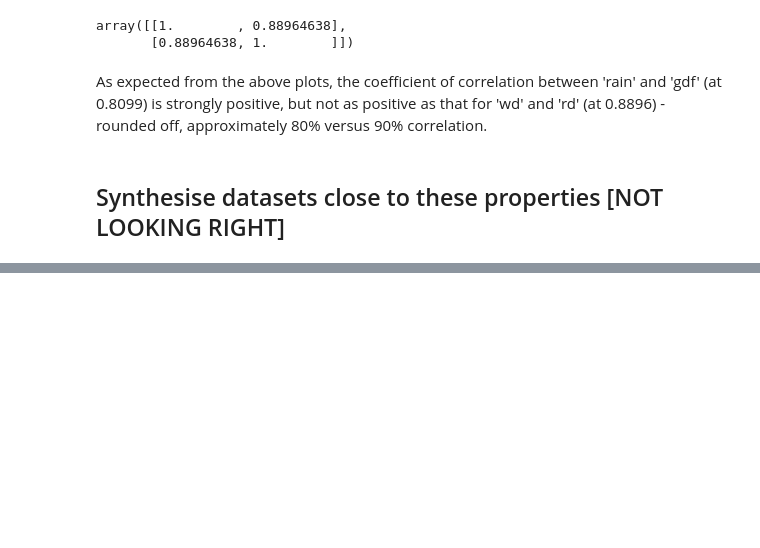
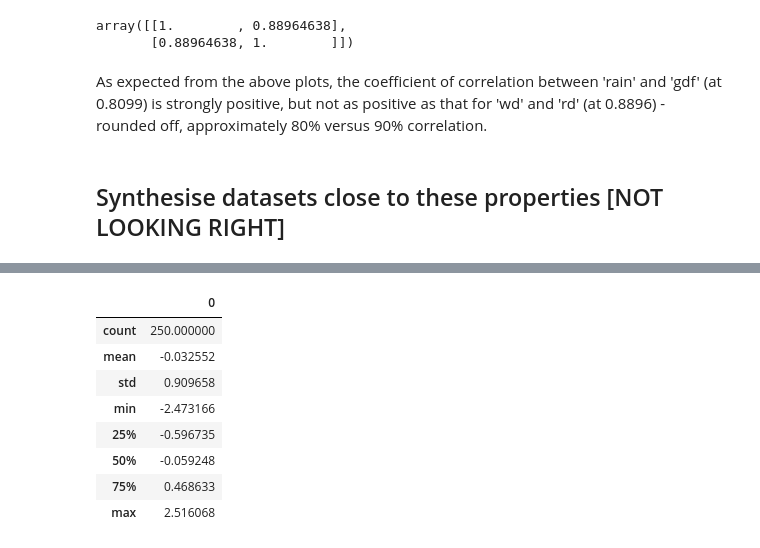
Before and after one commit to Aqua5lad/PDA-Dec-Project, a Jupyter notebook: PDA Project Dec 2018.ipynb, the cells around one changed output, grey strips where cells are left out. Cells and saved outputs as stored; diff of their text form; code cells hidden in the pictures; blank space fills up the shorter version.

```diff
--- a/PDA Project Dec 2018.ipynb
+++ b/PDA Project Dec 2018.ipynb
@@ -627,0 +630,7 @@ sns.distplot(wd);
+# %%
+# from Ian's Statistical Bias video
+np.set_printoptions(formatter={'float': lambda x: "{0:6.3f}".format(x)})
+sampsize = 1
+nosamps = 250
+samp = np.random.standard_normal((nosamps, sampsize))
+print(samp)
@@ -627,0 +655,16 @@ sns.distplot(wd);
+# %%
+# convert the data array to a dataframe:
+df = pd.DataFrame(np.array(samp))
+# %%
+#get the summary statistics
+df.describe()
+# %% [output]
+|  | 0 |
+| count | 250.000000 |
+| mean | -0.032552 |
+| std | 0.909658 |
+| min | -2.473166 |
+| 25% | -0.596735 |
+| 50% | -0.059248 |
+| 75% | 0.468633 |
+| max | 2.516068 |
```
Also changed, not shown: parts of 8 cells of this notebook.
